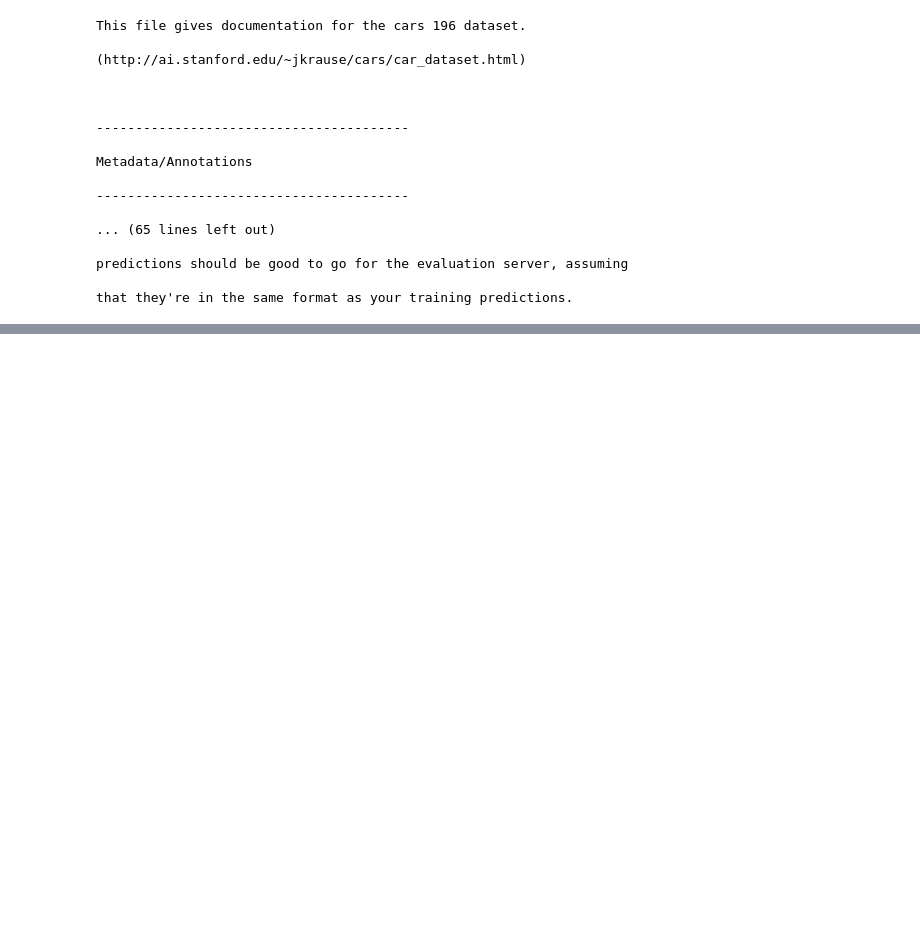
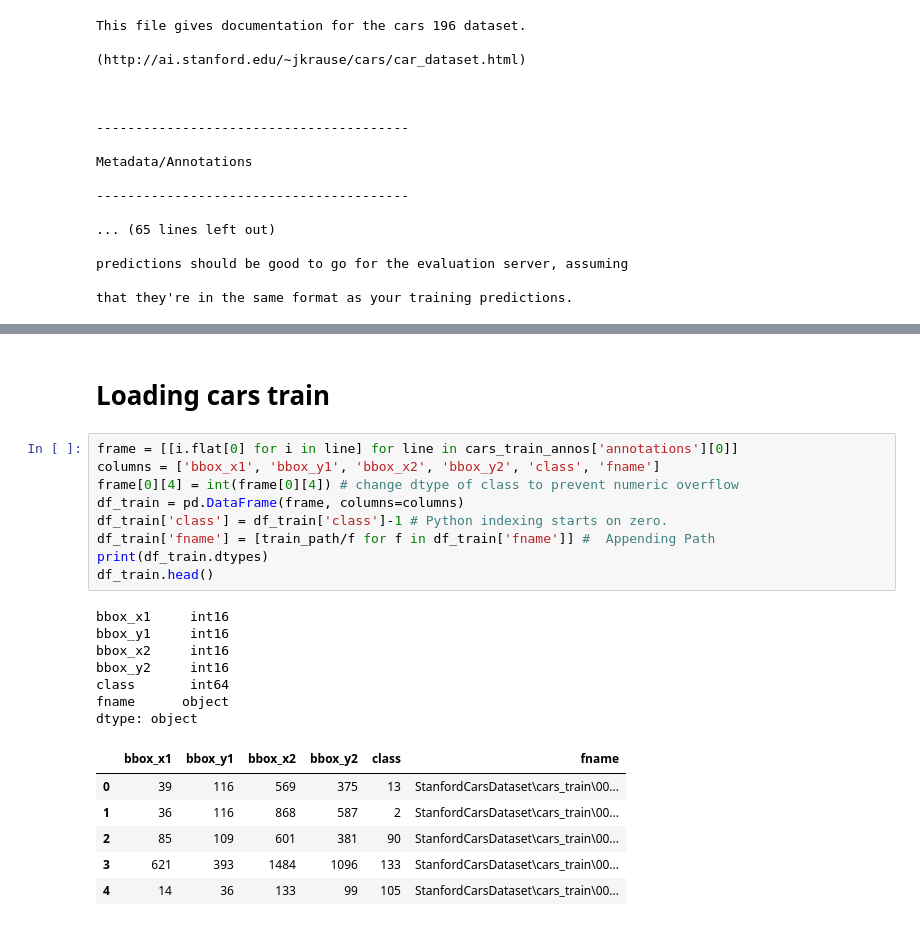
Before and after one commit to Poehavshi/Text2CarsGeneration, a Jupyter notebook: RawDatasetsPreprocessing/create_shards.ipynb, the cells around one changed output, grey strips where cells are left out. Drawn from its saved outputs; the diff is of its cells as text; blank space fills up the shorter version.

```diff
--- a/RawDatasetsPreprocessing/create_shards.ipynb
+++ b/RawDatasetsPreprocessing/create_shards.ipynb
@@ -52,0 +67,25 @@ cars_train_annos = loadmat(devkit_path/'cars_train_annos.mat')
+# %% [markdown]
+# Loading cars train
+# %%
+frame = [[i.flat[0] for i in line] for line in cars_train_annos['annotations'][0]]
+columns = ['bbox_x1', 'bbox_y1', 'bbox_x2', 'bbox_y2', 'class', 'fname']
+frame[0][4] = int(frame[0][4]) # change dtype of class to prevent numeric overflow
+df_train = pd.DataFrame(frame, columns=columns)
+df_train['class'] = df_train['class']-1 # Python indexing starts on zero.
+df_train['fname'] = [train_path/f for f in df_train['fname']] #  Appending Path
+print(df_train.dtypes)
+df_train.head()
+# %% [output]
+bbox_x1     int16
+bbox_y1     int16
+bbox_x2     int16
+bbox_y2     int16
+class       int64
+fname      object
+dtype: object
+|  | bbox_x1 | bbox_y1 | bbox_x2 | bbox_y2 | class | fname |
+| 0 | 39 | 116 | 569 | 375 | 13 | StanfordCarsDataset\cars_train\00... |
+| 1 | 36 | 116 | 868 | 587 | 2 | StanfordCarsDataset\cars_train\00... |
+| 2 | 85 | 109 | 601 | 381 | 90 | StanfordCarsDataset\cars_train\00... |
+| 3 | 621 | 393 | 1484 | 1096 | 133 | StanfordCarsDataset\cars_train\00... |
+| 4 | 14 | 36 | 133 | 99 | 105 | StanfordCarsDataset\cars_train\00... |
```
Also changed, not shown: parts of 13 cells of this notebook, 1 other file.
